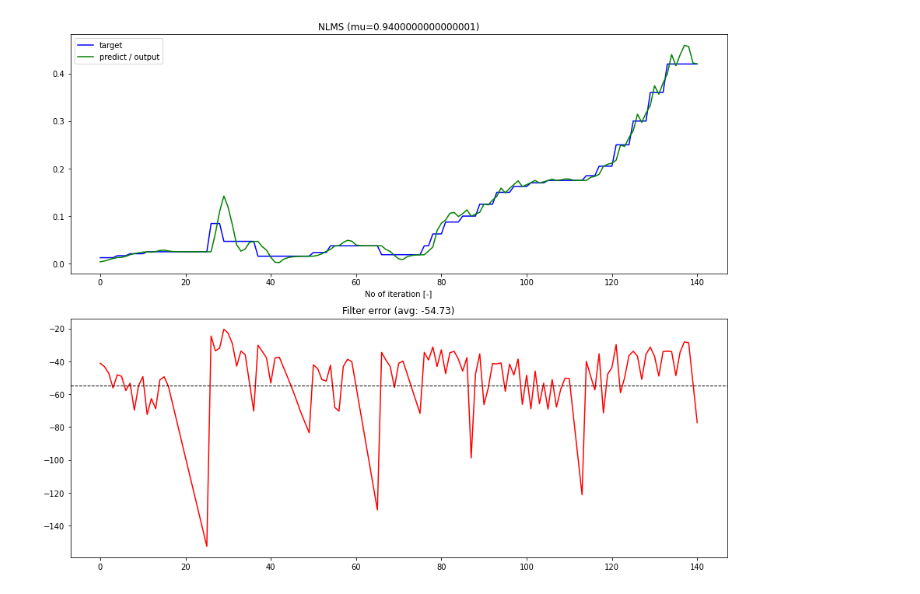
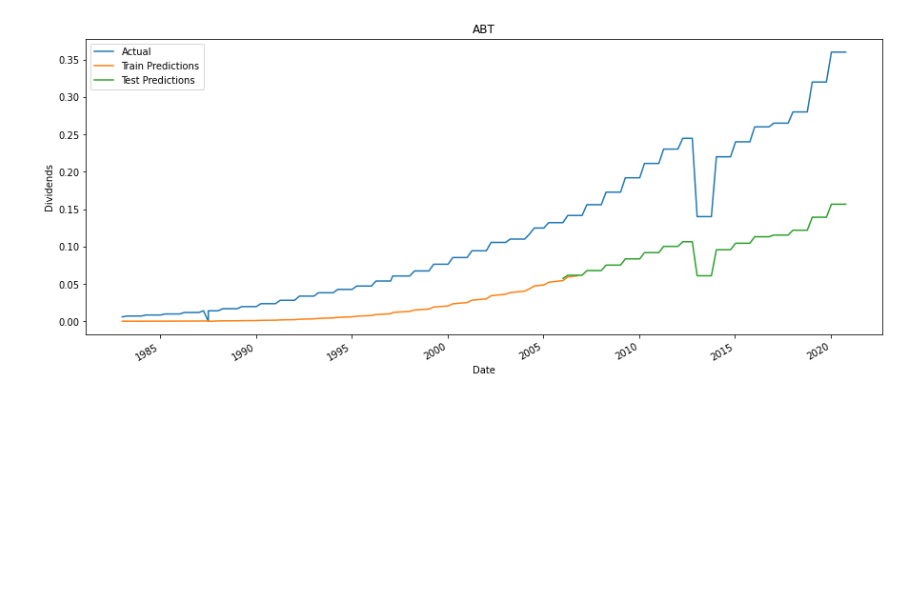
Before and after one commit to danpelis/DividendChampionPredictor, a Jupyter notebook: AdaptiveFilter/AdaptiveFilter.ipynb, the cells around one changed output. Drawn from its saved outputs; the diff is of its cells as text; code cells hidden in the pictures; blank space fills up the shorter version.

Commit message:
Changing Adaptfilter to lag 1 and adding it to the model comparison

```diff
--- a/AdaptiveFilter/AdaptiveFilter.ipynb
+++ b/AdaptiveFilter/AdaptiveFilter.ipynb
@@ -69,21 +113,12 @@ class AdaptiveFilter(pa.filters.base_filter.AdaptiveFilter):
         else:
             raise ValueError('The provided error function is not known')
 # %%
-data = []
-with open('../data/series/CAT_dividends.csv', newline='') as csvfile:
-    reader = csv.reader(csvfile, delimiter=',')
-    reader.__next__()
-    for row in reader:
-        data.append(float(row[1]))
-data = np.array(data)
+def get_data(ticker):
+    filename = f"{DATA_DIR}/{ticker}_dividends_fixed.csv"
+    data = []
+    with open(filename, newline='') as csvfile:
+        reader = csv.reader(csvfile, delimiter=',')
+        reader.__next__()
+        for row in reader:
+            data.append(float(row[1]))
+    return np.array(data)
-# %%
-train = data.reshape(193,1)[:150]
-test = data.reshape(193,1)[150:]
-# %%
-x = np.squeeze(pa.input_from_history(train, n)) # Input matrix
-N = len(x)
-d = np.zeros(N) # Intialize target with empty values
-
-for i, k in enumerate(range((n-1), N)):
-    # Fill target with our desired values
-    d[i] = train[k+1]
@@ -100,3 +124,0 @@ best_mu = mu_range[errors_e.argmin()]
-# %%
-f = pa.filters.AdaptiveFilter(model='NLMS', n=n, mu=best_mu, w="random")
-y, e, w = f.run(d, x)
@@ -121,4 +189,7 @@ def plot_filter_result(pred: np.ndarray, actual: np.ndarray, error: np.ndarray,
-# %%
-plot_filter_result(pred=y, actual=d, error=e, mu_val=best_mu, n=n)
-# %% [output]
-[figure, removed]
+# %%
+data = get_stock_data()
+n = 1
+ticker = 'ABT'
+preds = fit_filter(data, n, ticker)
+# %% [output]
+[figure, added]
```
Also changed, not shown: parts of 24 cells of this notebook, 10 other files.
